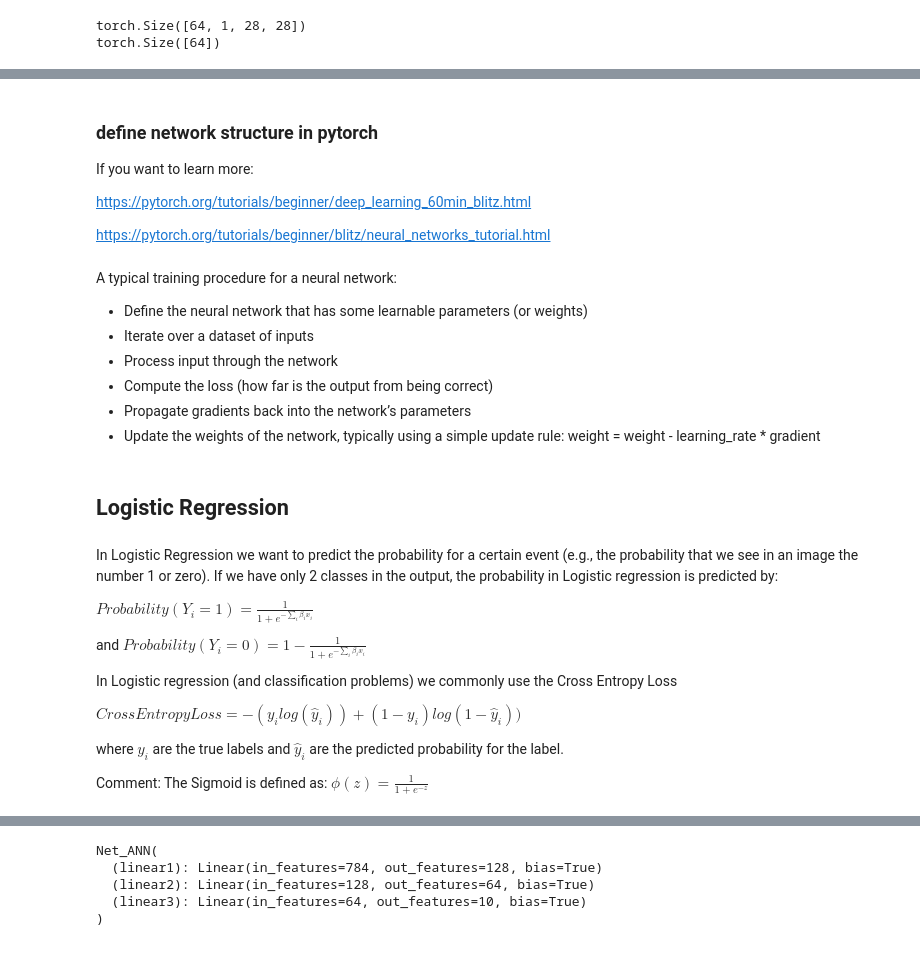
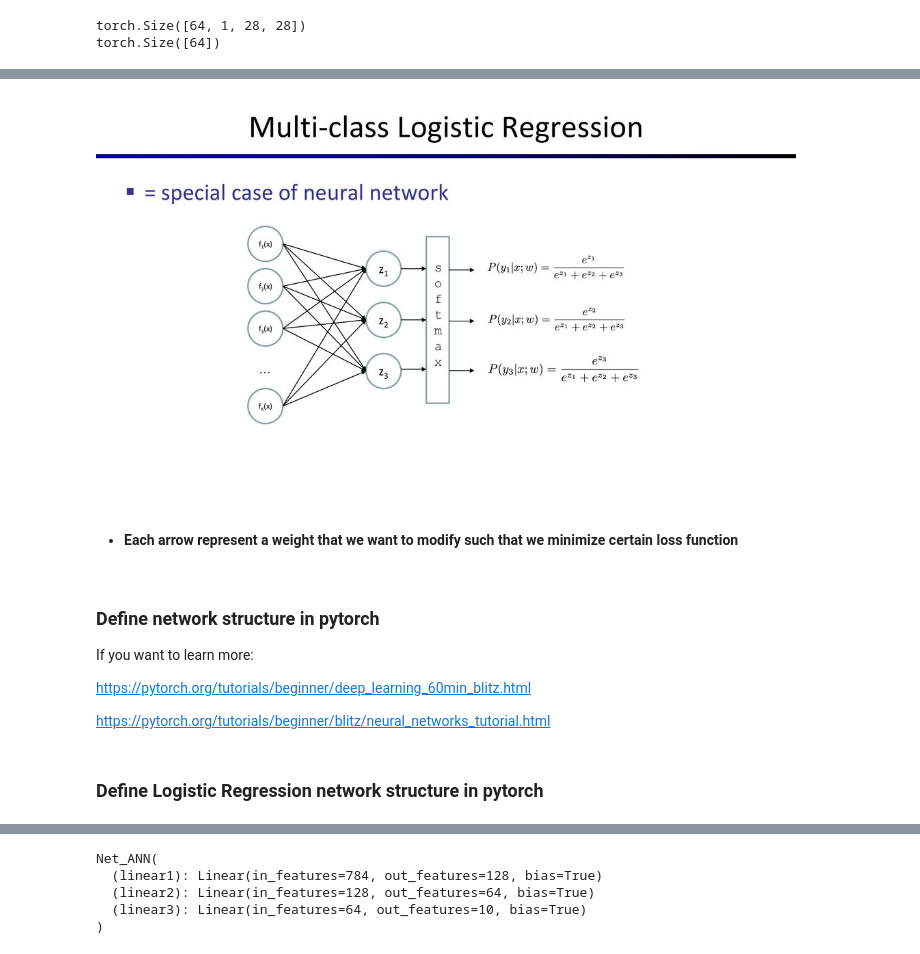
Before and after one commit to yaniyuval/ML1_IAP, a Jupyter notebook: lesson3-NN.ipynb, the cells around one changed output, grey strips where cells are left out. Saved outputs shown, nothing was run; the diff lists cells and outputs as text; code cells hidden in the pictures.

Commit message:
Correcting lesson3

```diff
--- a/lesson3-NN.ipynb
+++ b/lesson3-NN.ipynb
@@ -104,33 +324,18 @@ for index in range(1, num_of_images + 1):
+# %%
+from IPython.display import Image
+Image(filename='figs/Log_reg_NN.jpg', width=700)
+# Image is taken from https://blog.insightdatascience.com/a-quick-introduction-to-vanilla-neural-networks-b0998c6216a1
+# %% [output]
+[figure, added]
+# %% [markdown]
+- #### Each arrow represent a weight that we want to modify such that we minimize certain loss function
+<!-- - It is possible to express mathematically the operations in an ANN as: -->
 # %% [markdown]
-### define network structure in pytorch
+### Define network structure in pytorch
 If you want to learn more:
 
 https://pytorch.org/tutorials/beginner/deep_learning_60min_blitz.html
 
 https://pytorch.org/tutorials/beginner/blitz/neural_networks_tutorial.html
-# %% [markdown]
-A typical training procedure for a neural network:
-
-- Define the neural network that has some learnable parameters (or weights)
-- Iterate over a dataset of inputs
-- Process input through the network
-- Compute the loss (how far is the output from being correct)
-- Propagate gradients back into the network’s parameters
-- Update the weights of the network, typically using a simple update rule: weight = weight - learning_rate * gradient
 # %% [markdown]
-## Logistic Regression
+### Define Logistic Regression network structure in pytorch
-# %% [markdown]
-In Logistic Regression we want to predict the probability for a certain event (e.g., the probability that we see in an image the number 1 or zero).
-If we have only 2 classes in the output, the probability in Logistic regression is predicted by:
-
-$Probability(Y_i = 1) = \frac{1}{1 + e^{-\sum_i \beta_i x_i }}$
-
-and $Probability(Y_i = 0) = 1- \frac{1}{1 + e^{-\sum_i \beta_i x_i }}$
-
-In Logistic regression (and classification problems) we commonly use the Cross Entropy Loss
-
-$CrossEntropyLoss = -(y_i log(\hat{y}_i)) + (1-y_i) log(1-\hat{y}_i)) $
-
-where $y_i$ are the true labels and $\hat{y}_i$ are the predicted probability for the label.
-
-Comment: The Sigmoid is defined as: $\phi(z) = \frac{1}{1 + e^{-z}}$
```
Also changed, not shown: parts of 91 cells of this notebook.
